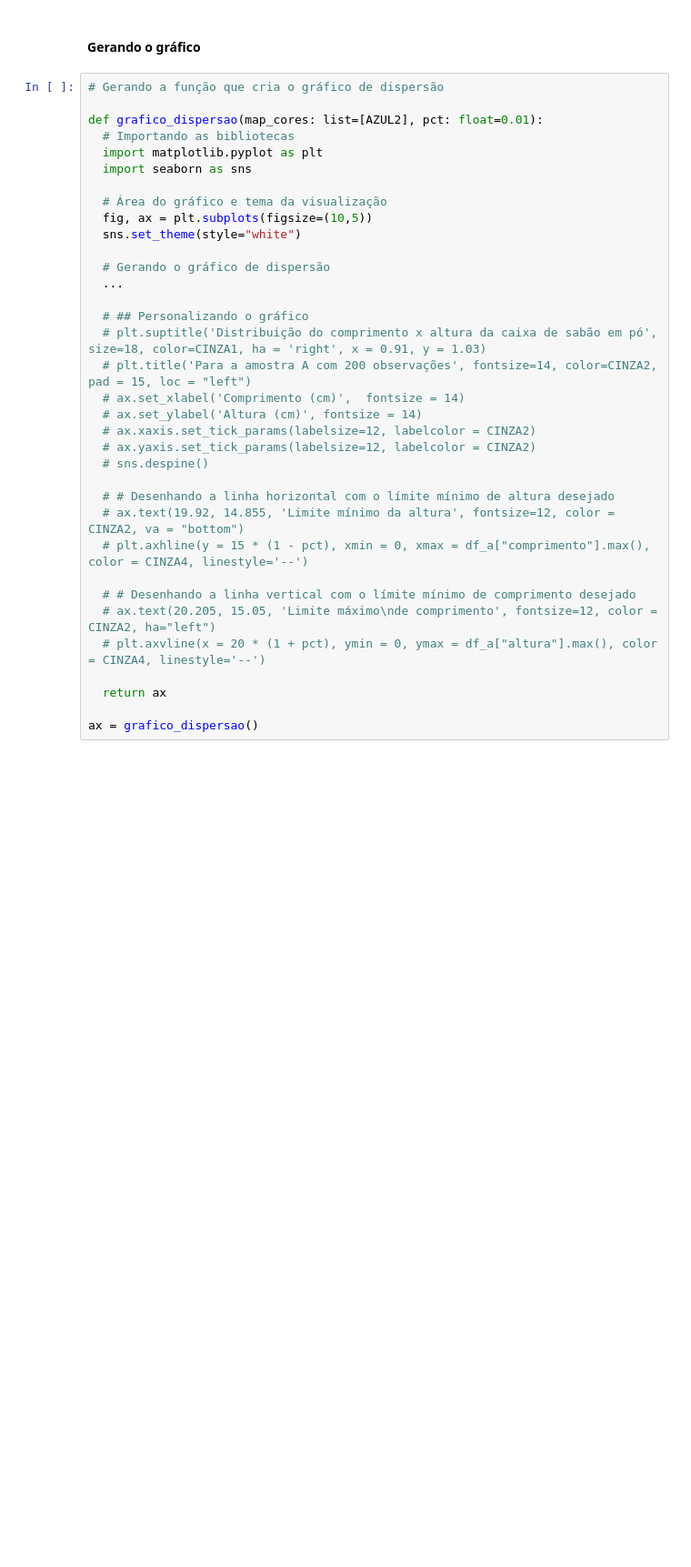
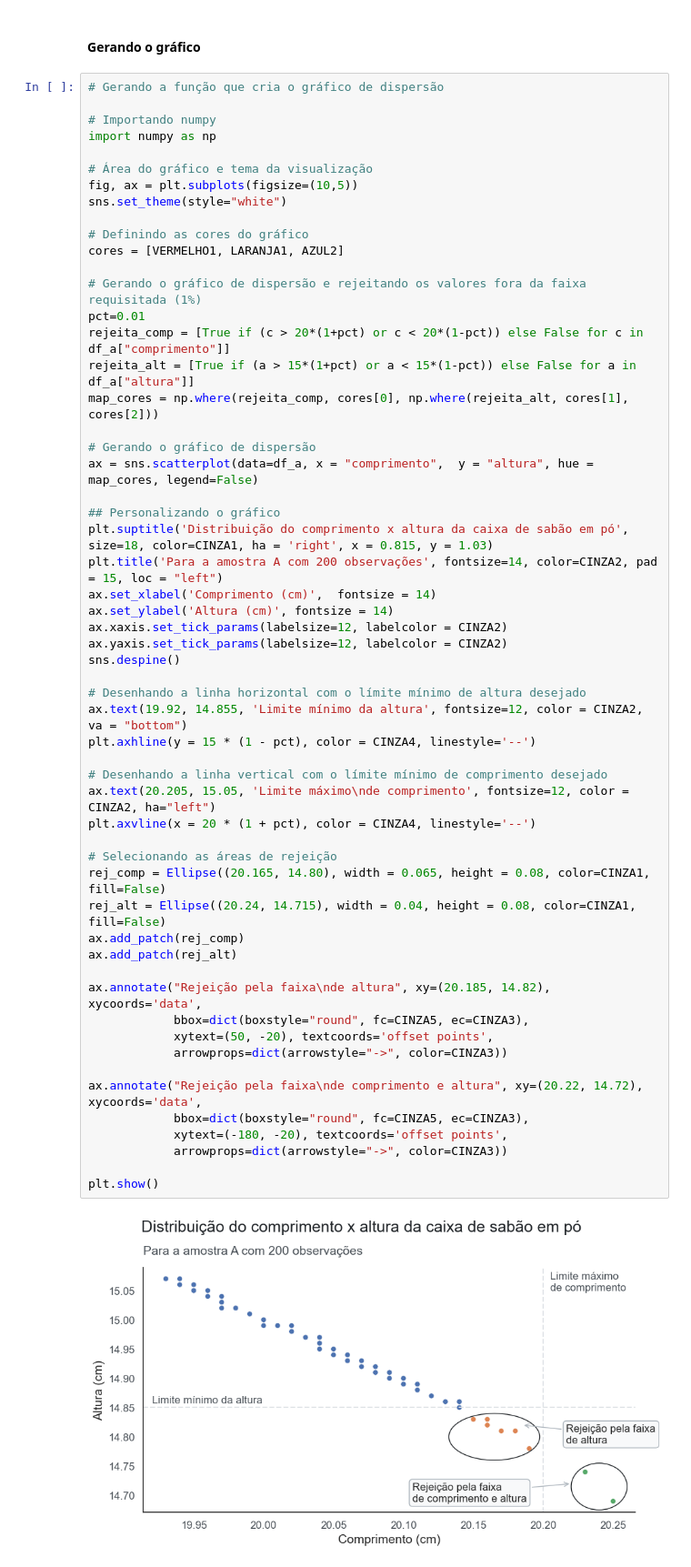
Before and after one commit to ledsouza/dataviz_vendas_lojas, a Jupyter notebook: Dataviz_ Gráficos.ipynb, the cells around one changed output. Shown at 91% size. Drawn from its saved outputs; the diff is of its cells as text; blank space fills up the shorter version.

```diff
--- a/Dataviz_ Gráficos.ipynb
+++ b/Dataviz_ Gráficos.ipynb
@@ -1530,35 +1572,58 @@ df_a.head()
 # %%
 # Gerando a função que cria o gráfico de dispersão
 
-def grafico_dispersao(map_cores: list=[AZUL2], pct: float=0.01):
-  # Importando as bibliotecas
-  import matplotlib.pyplot as plt
-  import seaborn as sns
+# Importando numpy
+import numpy as np
 
-  # Área do gráfico e tema da visualização
-  fig, ax = plt.subplots(figsize=(10,5))
-  sns.set_theme(style="white")
+# Área do gráfico e tema da visualização
+fig, ax = plt.subplots(figsize=(10,5))
+sns.set_theme(style="white")
 
-  # Gerando o gráfico de dispersão
-  ...
+# Definindo as cores do gráfico
+cores = [VERMELHO1, LARANJA1, AZUL2]
 
-  # ## Personalizando o gráfico
-  # plt.suptitle('Distribuição do comprimento x altura da caixa de sabão em pó', size=18, color=CINZA1, ha = 'right', x = 0.91, y = 1.03)
-  # plt.title('Para a amostra A com 200 observações', fontsize=14, color=CINZA2, pad = 15, loc = "left")
-  # ax.set_xlabel('Comprimento (cm)',  fontsize = 14)
-  # ax.set_ylabel('Altura (cm)', fontsize = 14)
-  # ax.xaxis.set_tick_params(labelsize=12, labelcolor = CINZA2)
-  # ax.yaxis.set_tick_params(labelsize=12, labelcolor = CINZA2)
-  # sns.despine()
+# Gerando o gráfico de dispersão e rejeitando os valores fora da faixa requisitada (1%)
+pct=0.01
+rejeita_comp = [True if (c > 20*(1+pct) or c < 20*(1-pct)) else False for c in df_a["comprimento"]]
+rejeita_alt = [True if (a > 15*(1+pct) or a < 15*(1-pct)) else False for a in df_a["altura"]]
+map_cores = np.where(rejeita_comp, cores[0], np.where(rejeita_alt, cores[1], cores[2]))
 
-  # # Desenhando a linha horizontal com o límite mínimo de altura desejado
-  # ax.text(19.92, 14.855, 'Limite mínimo da altura', fontsize=12, color = CINZA2, va = "bottom")
-  # plt.axhline(y = 15 * (1 - pct), xmin = 0, xmax = df_a["comprimento"].max(), color = CINZA4, linestyle='--')
+# Gerando o gráfico de dispersão
+ax = sns.scatterplot(data=df_a, x = "comprimento",  y = "altura", hue = map_cores, legend=False)
 
-  # # Desenhando a linha vertical com o límite mínimo de comprimento desejado
-  # ax.text(20.205, 15.05, 'Limite máximo\nde comprimento', fontsize=12, color = CINZA2, ha="left")
-  # plt.axvline(x = 20 * (1 + pct), ymin = 0, ymax = df_a["altura"].max(), color = CINZA4, linestyle='--')
+## Personalizando o gráfico
+plt.suptitle('Distribuição do comprimento x altura da caixa de sabão em pó', size=18, color=CINZA1, ha = 'right', x = 0.815, y = 1.03)
+plt.title('Para a amostra A com 200 observações', fontsize=14, color=CINZA2, pad = 15, loc = "left")
+ax.set_xlabel('Comprimento (cm)',  fontsize = 14)
+ax.set_ylabel('Altura (cm)', fontsize = 14)
+ax.xaxis.set_tick_params(labelsize=12, labelcolor = CINZA2)
+ax.yaxis.set_tick_params(labelsize=12, labelcolor = CINZA2)
+sns.despine()
 
-  return ax
+# Desenhando a linha horizontal com o límite mínimo de altura desejado
+ax.text(19.92, 14.855, 'Limite mínimo da altura', fontsize=12, color = CINZA2, va = "bottom")
+plt.axhline(y = 15 * (1 - pct), color = CINZA4, linestyle='--')
 
-ax = grafico_dispersao()
+# Desenhando a linha vertical com o límite mínimo de comprimento desejado
+ax.text(20.205, 15.05, 'Limite máximo\nde comprimento', fontsize=12, color = CINZA2, ha="left")
+plt.axvline(x = 20 * (1 + pct), color = CINZA4, linestyle='--')
+
+# Selecionando as áreas de rejeição
+rej_comp = Ellipse((20.165, 14.80), width = 0.065, height = 0.08, color=CINZA1, fill=False)
+rej_alt = Ellipse((20.24, 14.715), width = 0.04, height = 0.08, color=CINZA1, fill=False)
+ax.add_patch(rej_comp)
+ax.add_patch(rej_alt)
+
+ax.annotate("Rejeição pela faixa\nde altura", xy=(20.185, 14.82), xycoords='data',
+            bbox=dict(boxstyle="round", fc=CINZA5, ec=CINZA3),
+            xytext=(50, -20), textcoords='offset points',
+            arrowprops=dict(arrowstyle="->", color=CINZA3))
+
+ax.annotate("Rejeição pela faixa\nde comprimento e altura", xy=(20.22, 14.72), xycoords='data',
+            bbox=dict(boxstyle="round", fc=CINZA5, ec=CINZA3),
+            xytext=(-180, -20), textcoords='offset points',
+            arrowprops=dict(arrowstyle="->", color=CINZA3))
+
+plt.show()
+# %% [output]
+[figure, added]
```
Also changed, not shown: parts of 7 cells of this notebook, 1 other file.
